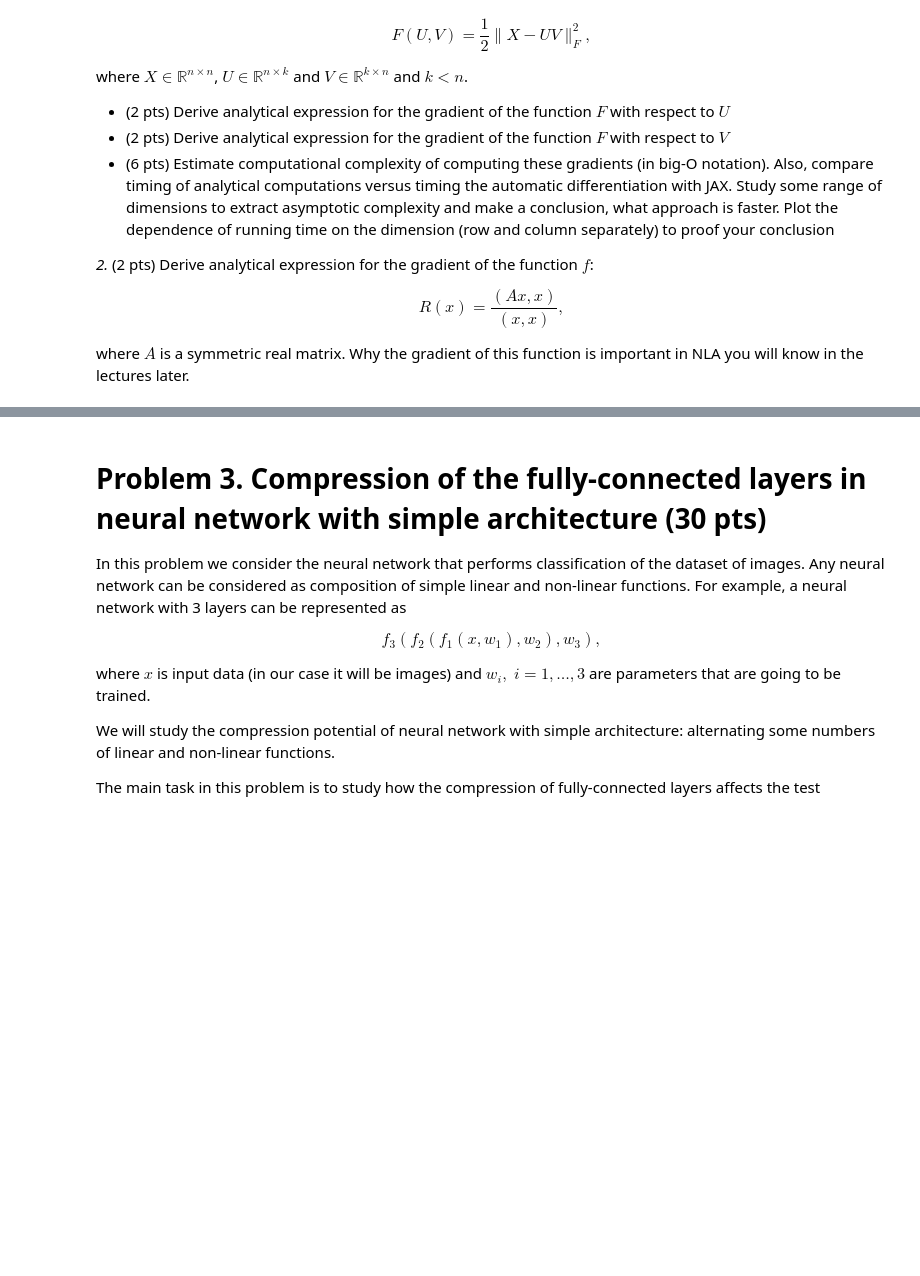
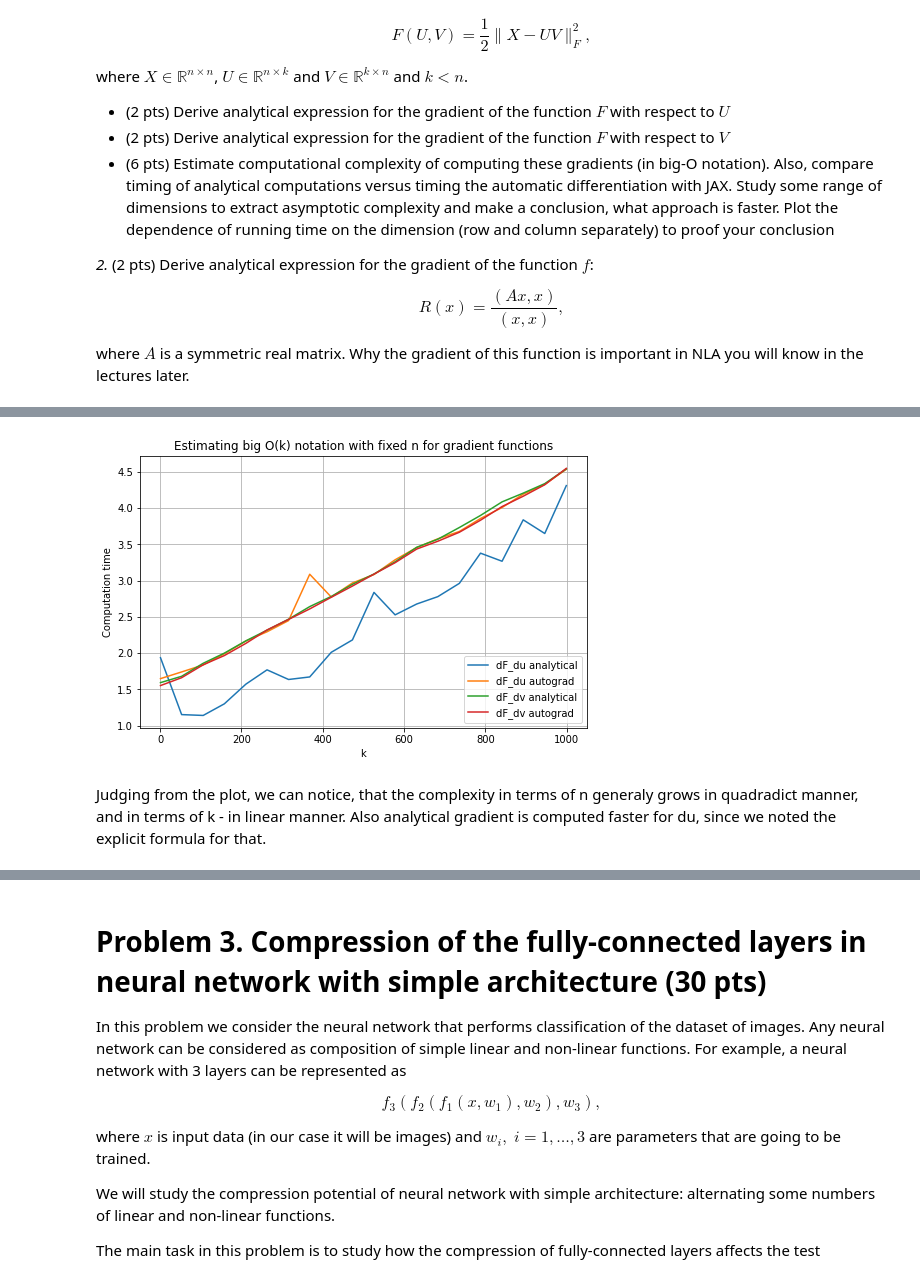
Before and after one commit to kolchindru/NLA, a Jupyter notebook: Homework_1.ipynb, the cells around one changed output, grey strips where cells are left out. Saved outputs shown, nothing was run; the diff lists cells and outputs as text; code cells hidden in the pictures; blank space fills up the shorter version.

```diff
--- a/Homework_1.ipynb
+++ b/Homework_1.ipynb
@@ -188,0 +224,3 @@ where $A$ is a symmetric real matrix. Why the gradient of this function is impor
+# %%
+autogradf_U = jax.grad(F, argnums=0)
+autogradf_V = jax.grad(F, argnums=1)
@@ -188,0 +349,5 @@ where $A$ is a symmetric real matrix. Why the gradient of this function is impor
+# %%
+autogradf_U_times_k = time_the_gradient(autogradf_U, 10000, jnp.linspace(1, 10000-1, 20))
+autogradf_v_times_k = time_the_gradient(autogradf_V, 10000, jnp.linspace(1, 10000-1, 20))
+dF_du_times_k = time_the_gradient(dF_du, 10000, jnp.linspace(1, 10000-1, 20))
+dF_dv_times_k = time_the_gradient(dF_dv, 10000, jnp.linspace(1, 10000-1, 20))
@@ -188,0 +363,20 @@ where $A$ is a symmetric real matrix. Why the gradient of this function is impor
+# %%
+k = [int(k) for k in list(jnp.linspace(1, 1000-1, 20))]
+# %%
+plt.figure(figsize=(8,5))
+plt.plot(k, autogradf_U_times_k, label = 'dF_du analytical')
+plt.plot(k, autogradf_v_times_k, label = 'dF_du autograd')
+plt.plot(k, dF_du_times_k, label = 'dF_dv analytical')
+plt.plot(k, dF_dv_times_k, label = 'dF_dv autograd')
+
+plt.grid(True)
+
+plt.legend(loc = 'lower right')
+plt.ylabel("Computation time")
+plt.xlabel("k")
+plt.title("Estimating big O(k) notation with fixed n for gradient functions")
+plt.show()
+# %% [output]
+[figure, added]
+# %% [markdown]
+Judging from the plot, we can notice, that the complexity in terms of n generaly grows in quadradict manner, and in terms of k - in linear manner. Also analytical gradient is computed faster for du, since we noted the explicit formula for that.
```
Also changed, not shown: parts of 71 cells of this notebook.
